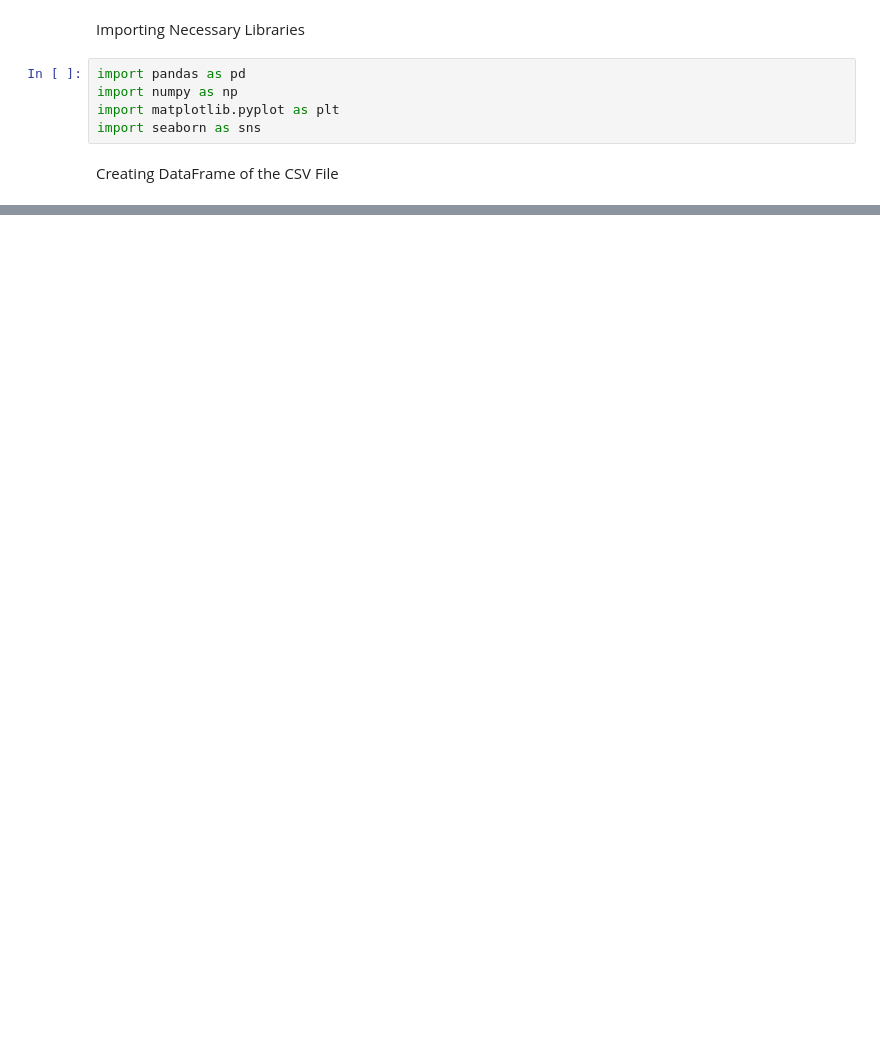
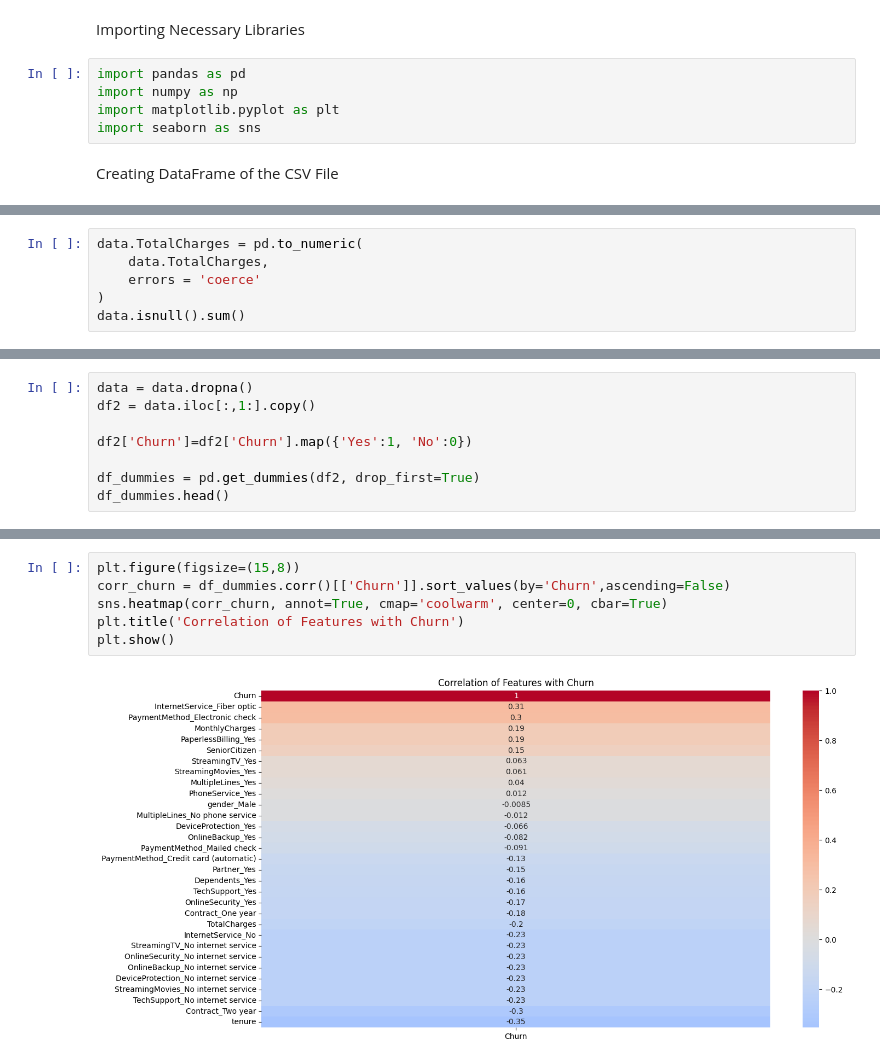
Before and after one commit to sarthak-opash/AI-ML-Internship, a Jupyter notebook: Day 20 (ML Mini Project)/telco_customer_churn.ipynb, the cells around one changed output, grey strips where cells are left out. Drawn from its saved outputs; the diff is of its cells as text; blank space fills up the shorter version.

```diff
--- a/Day 20 (ML Mini Project)/telco_customer_churn.ipynb
+++ b/Day 20 (ML Mini Project)/telco_customer_churn.ipynb
@@ -81,0 +88,6 @@ Finding Outlier if is there any
+# %%
+data.TotalCharges = pd.to_numeric(
+    data.TotalCharges,
+    errors = 'coerce'
+)
+data.isnull().sum()
@@ -81,0 +132,8 @@ Finding Outlier if is there any
+# %%
+data = data.dropna()
+df2 = data.iloc[:,1:].copy()
+
+df2['Churn']=df2['Churn'].map({'Yes':1, 'No':0})
+
+df_dummies = pd.get_dummies(df2, drop_first=True)
+df_dummies.head()
@@ -81,0 +148,8 @@ Finding Outlier if is there any
+# %%
+plt.figure(figsize=(15,8))
+corr_churn = df_dummies.corr()[['Churn']].sort_values(by='Churn',ascending=False)
+sns.heatmap(corr_churn, annot=True, cmap='coolwarm', center=0, cbar=True)
+plt.title('Correlation of Features with Churn')
+plt.show()
+# %% [output]
+[figure, added]
```
Also changed, not shown: parts of 10 cells of this notebook.
